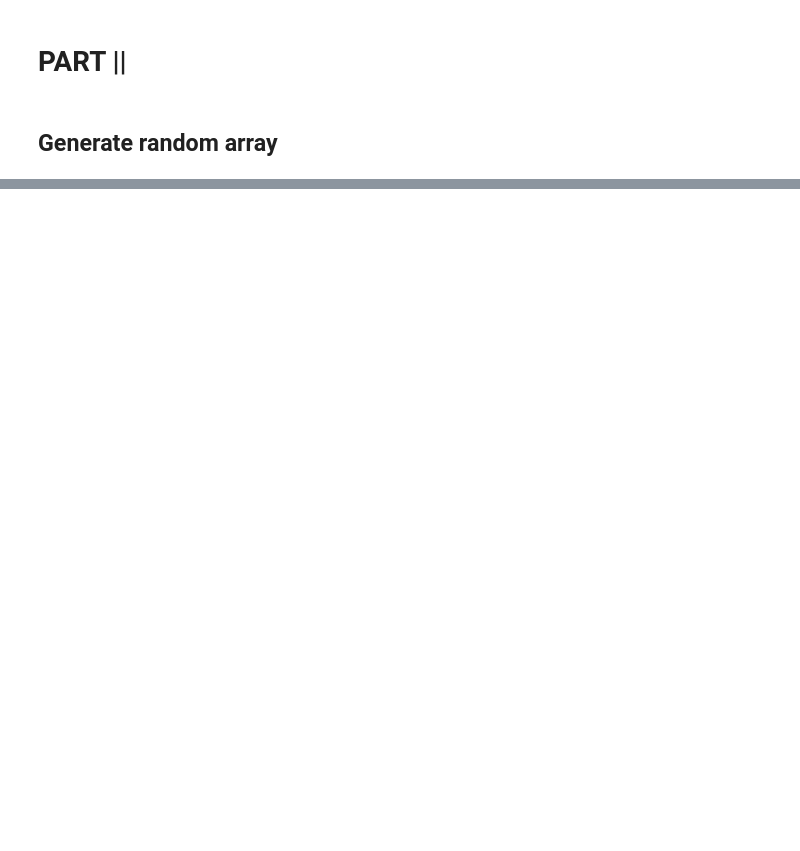
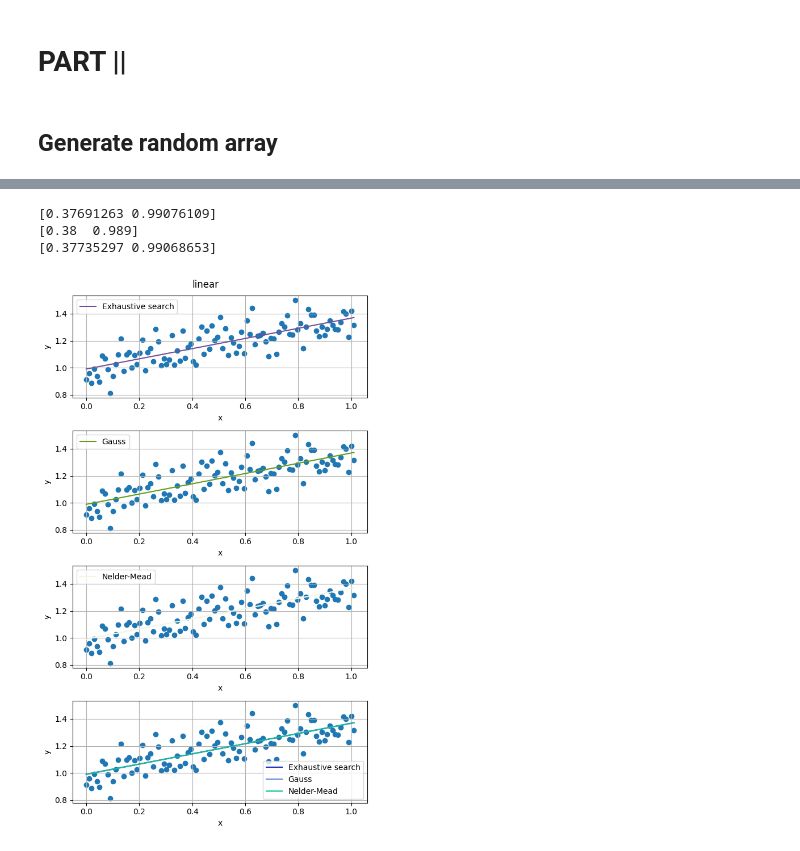
Before and after one commit to RuslanKozlyak/Labs_ITMO, a Jupyter notebook: AandD/Lr2.ipynb, the cells around one changed output, grey strips where cells are left out. Cells and saved outputs as stored; diff of their text form; code cells hidden in the pictures; blank space fills up the shorter version.

```diff
--- a/AandD/Lr2.ipynb
+++ b/AandD/Lr2.ipynb
@@ -231,0 +305,26 @@ def rational approximant():
+# %%
+def linear(x, a, b):
+    return a * x + b
+
+def rational(x, a, b):
+    return a / (1 + b * x)
+
+#Spesial version for loss to use in scipy optimisation
+def loss_linear(z, *params):
+    x, y = params
+    a, b = z
+    return np.sum((linear(x, a, b) - y)**2)
+
+#Functional version for loss to calc precision
+def f_loss_linear(x, y, a, b):
+    return np.sum((linear(x, a, b) - y)**2)
+
+#Spesial version for loss to use in scipy optimisation
+def loss_rational(z, *params):
+    x, y = params
+    a, b = z
+    return np.sum((rational(x, a, b) - y)**2)
+
+#Functional version for loss to calc precision
+def f_loss_rational(x, y, a, b):
+    return np.sum((rational(x, a, b) - y)**2)
@@ -231,0 +333,8 @@ def rational approximant():
+# %%
+brute_force = opt.brute(loss_linear, ([0,1],[0,1]), args=(x,y),  Ns = 1000, full_output=True)
+# %%
+brute_force_coafs = brute_force[0]
+grid_size_x, grid_size_y = len(brute_force[2][0]), len(brute_force[2][0])
+brute_froce_iter_count =  grid_size_x * grid_size_y
+brute_force_f_calc_count = brute_froce_iter_count
+brute_force_precision = f_loss_linear(x, y, brute_force_coafs[0], brute_force_coafs[1])
@@ -231,0 +459,3 @@ def rational approximant():
+# %%
+initial_guess = [0, 0]
+nelder_mead = opt.minimize(loss_linear, initial_guess, args=(x,y), method='Nelder-Mead', tol = 0.001)
@@ -231,0 +497,13 @@ def rational approximant():
+# %%
+methods_and_coafs = {
+    'Exhaustive search': brute_force_coafs,
+    'Gauss': coord_descent_coefs,
+    'Nelder-Mead': nelder_mead['x'],
+}
+
+plot_aprox_result(x, y, methods_and_coafs,linear, 'linear')
+# %% [output]
+[0.37691263 0.99076109]
+[0.38  0.989]
+[0.37735297 0.99068653]
+[figure, added]
```
Also changed, not shown: parts of 37 cells of this notebook.
